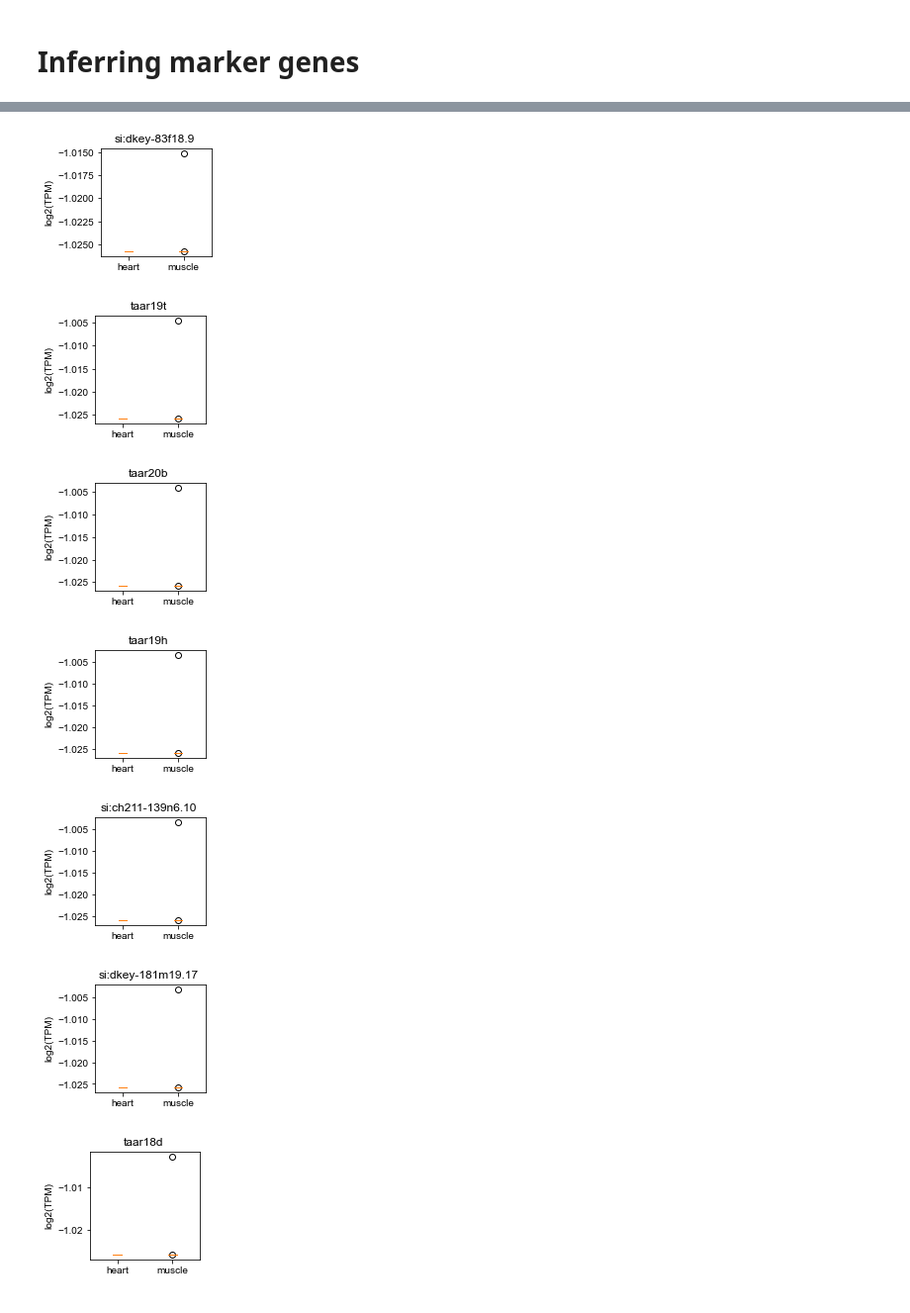
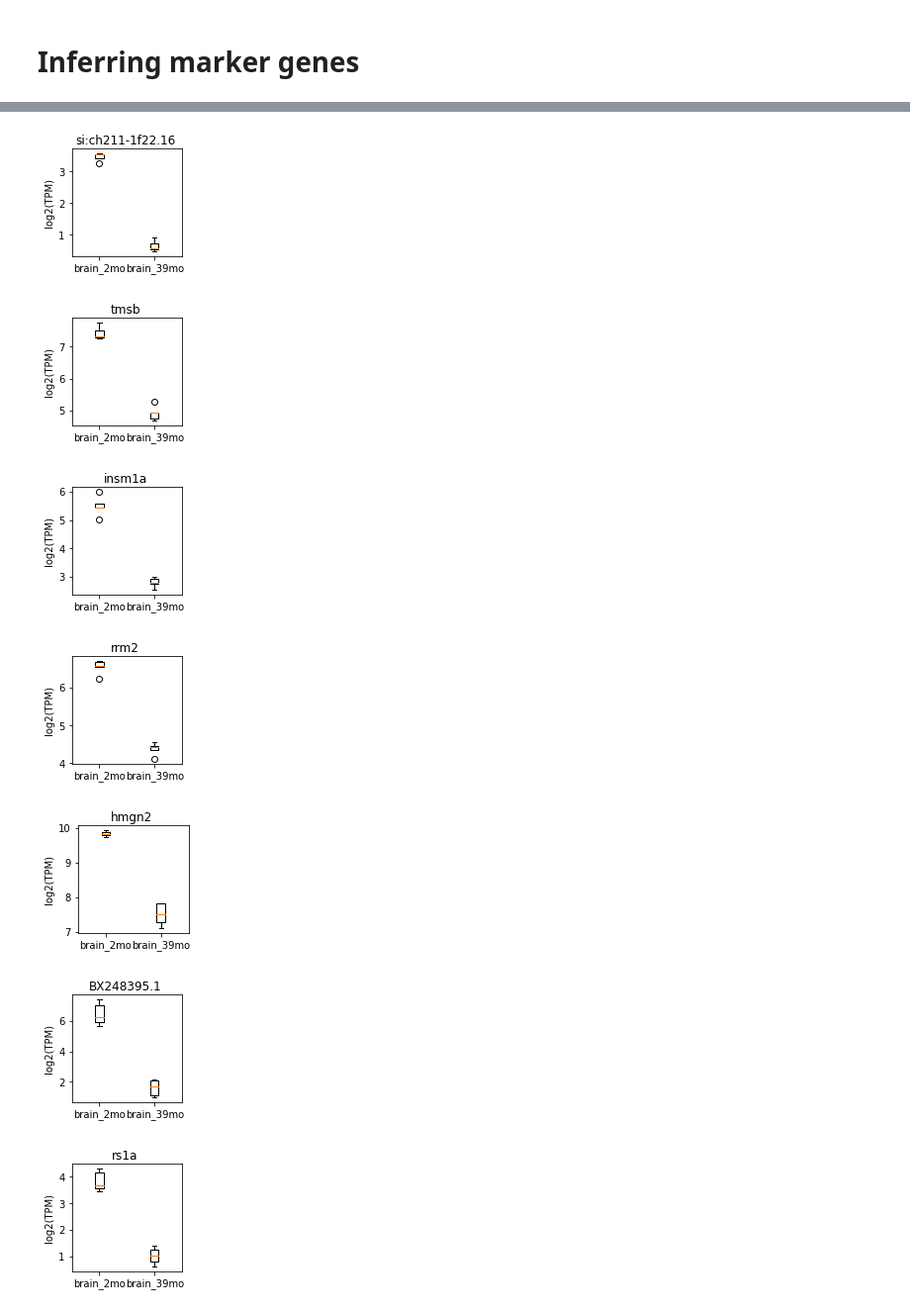
Before and after one commit to pgrobecker/cemag, a Jupyter notebook: example_analysis.ipynb, the cells around one changed output, grey strips where cells are left out. Shown at 99% size. Saved outputs shown, nothing was run; the diff lists cells and outputs as text; code cells hidden in the pictures.

```diff
--- a/example_analysis.ipynb
+++ b/example_analysis.ipynb
@@ -81,4 +58,0 @@ Find marker genes that differentiate heart from muscle
-# %%
-file = '/scicore/home/nimwegen/reldor00/projects/zebrafish/MARA/running_MARA/age_associated_tissues/posterior_mean/expression.tab'
-expression_df = pd.read_csv(file, sep='\t', index_col=0)
-data = expression_df.values
@@ -99,0 +63,5 @@ params
+# %%
+# define groups that are compared against each other
+groups = [['brain', '2mo'], ['brain', '39mo']]
+groups_idx = [np.flatnonzero((ca.tissue == t)&(ca.age == a)) for t, a in groups]
+groups_idx
@@ -101,7 +75,7 @@ params
 # calculate conditional class entropy
 # the parameters k, N determine how accurately the integrals are calculated
 # one can start with smaller values and see how much of a difference it makes
-H_result = entropy(data, groups, ncond=nc, k=6, N=1e2)
+H_result = entropy(data, groups_idx, ncond=nc, k=6, N=1e2)
 # %%
 # when there are only two classes, we can invert the entropy function
 # H=p*log(p) and infer the probability p of misclassification given gene expression a measurement
@@ -139,2 +107,0 @@ params
-# %%
-gene = 'pimr171'
@@ -334,15 +108,16 @@ Name: taar19t, dtype: float64
 # %%
+# check expression of top marker genes in both groups
 for gene in df_result.index[:10]:
-    plot_data = tuple(df.loc[gene][group].values for group in groups)
+    plot_data = tuple(expression_df.loc[gene][group].values for group in groups_idx)
     plt.figure(figsize=(2,2))
-    plt.boxplot(plot_data, labels=['heart', 'muscle'])
+    plt.boxplot(plot_data, labels=['{}_{}'.format(tissue, age) for tissue, age in groups])
     plt.suptitle(gene)
     plt.ylabel('log2(TPM)')
 # %% [output]
-[figure, old version]
+[figure, new version]
-[figure, old version]
+[figure, new version]
-[figure, old version]
+[figure, new version]
-[figure, old version]
+[figure, new version]
-[figure, old version]
+[figure, new version]
-[figure, old version]
+[figure, new version]
-[figure, old version]
+[figure, new version]
```
Also changed, not shown: parts of 52 cells of this notebook.
